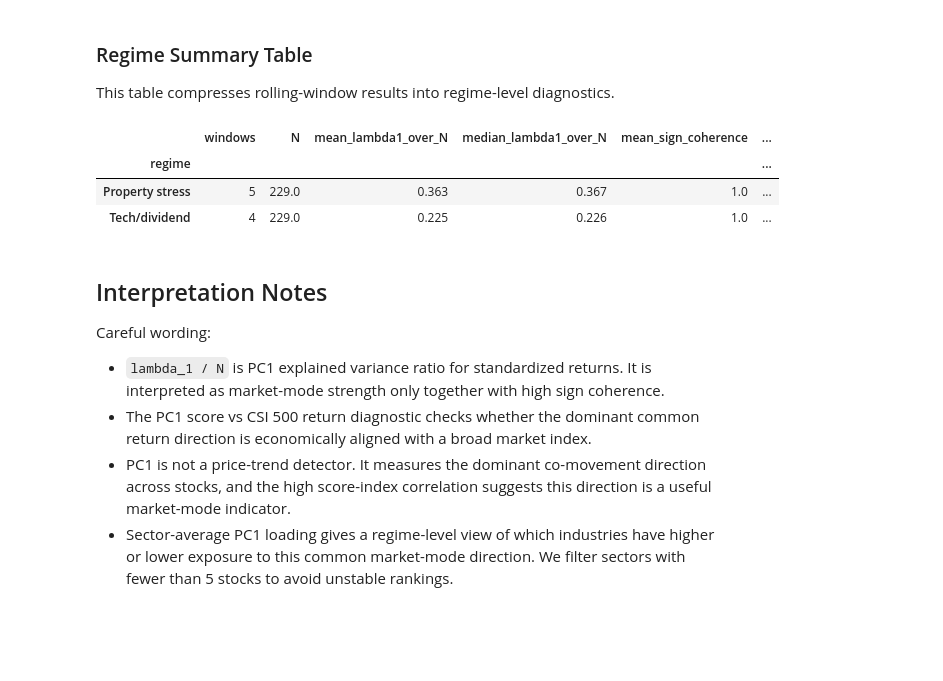
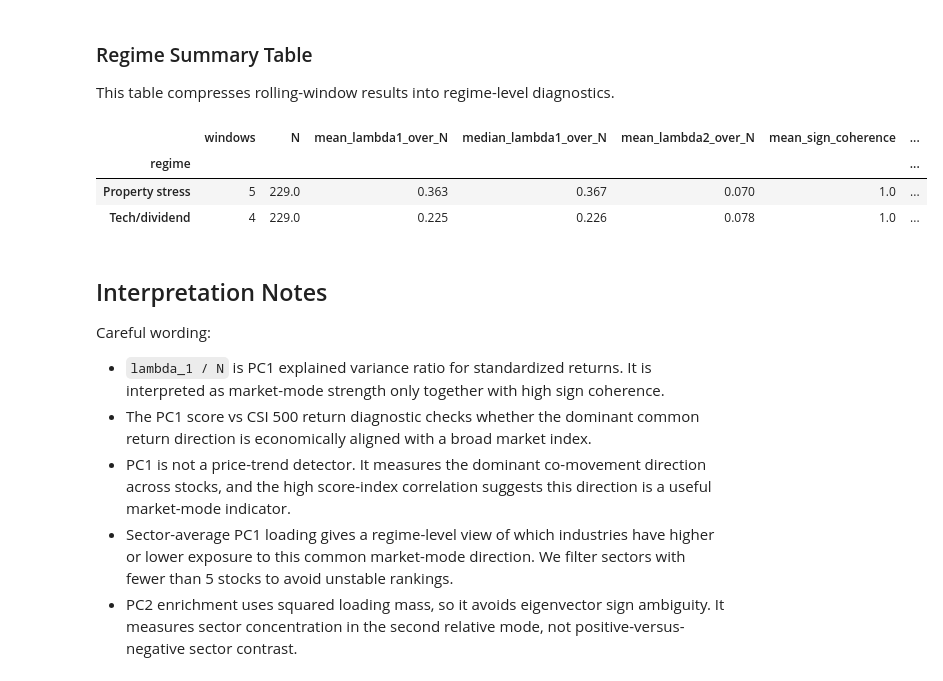
Before and after one commit to Yichen-Leo/Tracing-Chinese_A_Shares-by-Multifactor_model, a Jupyter notebook: macro_mode_chinese_a_shares.ipynb, the cells around one changed output. Cells and saved outputs as stored; diff of their text form; code cells hidden in the pictures; blank space fills up the shorter version.

Commit message:
Add PC2 sector enrichment experiment

```diff
--- a/macro_mode_chinese_a_shares.ipynb
+++ b/macro_mode_chinese_a_shares.ipynb
@@ -369,6 +369,7 @@ def pca_window(window_ret: pd.DataFrame) -> dict:
         "lambda_plus": lambda_plus,
         "outlier_count": int((eigvals > lambda_plus).sum()),
         "lambda1_over_N": eigvals[0] / N,
+        "lambda2_over_N": eigvals[1] / N if len(eigvals) > 1 else np.nan,
         "pc1_sign_coherence": sign_coherence,
     }
 
@@ -419,6 +420,7 @@ def run_rolling_pca(returns_by_regime_: dict[str, pd.DataFrame]):
                 "lambda_plus": res["lambda_plus"],
                 "outlier_count": res["outlier_count"],
                 "lambda1_over_N": res["lambda1_over_N"],
+                "lambda2_over_N": res["lambda2_over_N"],
                 "pc1_sign_coherence": res["pc1_sign_coherence"],
             }
             for pc_idx in [2, 3]:
@@ -691,23 +780,24 @@ This table compresses rolling-window results into regime-level diagnostics.
 # %%
 regime_table = (
     rolling_summary
     .groupby("regime")
     .agg(
         windows=("window_end", "count"),
         N=("N", "median"),
         mean_lambda1_over_N=("lambda1_over_N", "mean"),
         median_lambda1_over_N=("lambda1_over_N", "median"),
+        mean_lambda2_over_N=("lambda2_over_N", "mean"),
         mean_sign_coherence=("pc1_sign_coherence", "mean"),
         mean_abs_pc1_index_corr=("abs_pc1_index_corr", "mean"),
     )
     .round(3)
 )
 regime_table
 # %% [output]
-|  | windows | N | mean_lambda1_over_N | median_lambda1_over_N | mean_sign_coherence | ... |
-| regime |  |  |  |  |  | ... |
-| Property stress | 5 | 229.0 | 0.363 | 0.367 | 1.0 | ... |
-| Tech/dividend | 4 | 229.0 | 0.225 | 0.226 | 1.0 | ... |
+|  | windows | N | mean_lambda1_over_N | median_lambda1_over_N | mean_lambda2_over_N | mean_sign_coherence | ... |
+| regime |  |  |  |  |  |  | ... |
+| Property stress | 5 | 229.0 | 0.363 | 0.367 | 0.070 | 1.0 | ... |
+| Tech/dividend | 4 | 229.0 | 0.225 | 0.226 | 0.078 | 1.0 | ... |
 # %% [markdown]
 ## Interpretation Notes
 
@@ -717,3 +807,4 @@ Careful wording:
 - The PC1 score vs CSI 500 return diagnostic checks whether the dominant common return direction is economically aligned with a broad market index.
 - PC1 is not a price-trend detector. It measures the dominant co-movement direction across stocks, and the high score-index correlation suggests this direction is a useful market-mode indicator.
 - Sector-average PC1 loading gives a regime-level view of which industries have higher or lower exposure to this common market-mode direction. We filter sectors with fewer than 5 stocks to avoid unstable rankings.
+- PC2 enrichment uses squared loading mass, so it avoids eigenvector sign ambiguity. It measures sector concentration in the second relative mode, not positive-versus-negative sector contrast.
```
Also changed, not shown: parts of 3 cells of this notebook, 1 other file.
